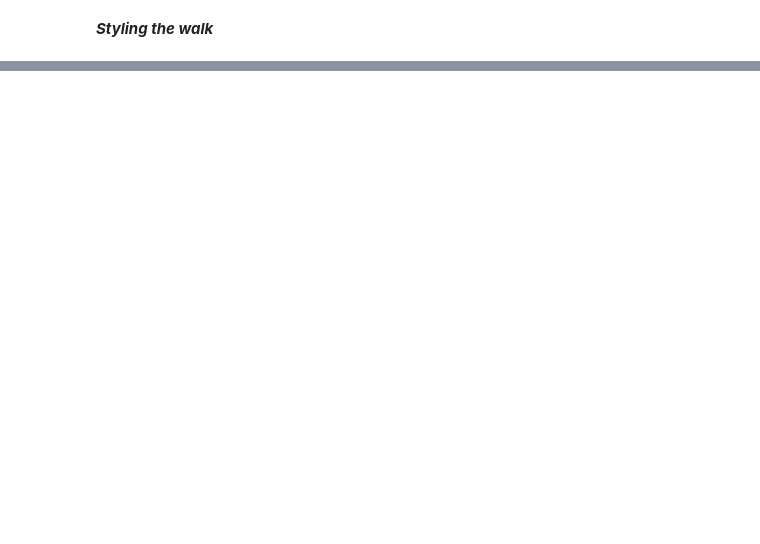
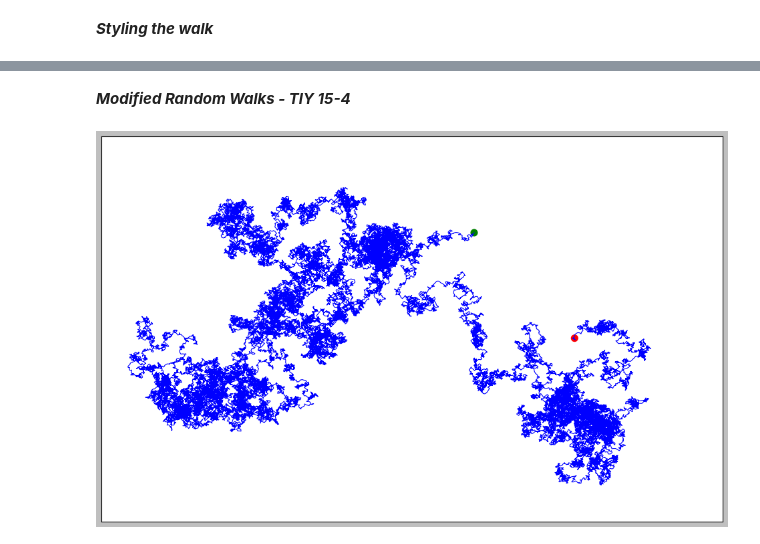
Before and after one commit to JCraveiro13/Python-Repository, a Jupyter notebook: Python_CrashCourse_Project2.ipynb, the cells around one changed output, grey strips where cells are left out. Cells and saved outputs as stored; diff of their text form; code cells hidden in the pictures; blank space fills up the shorter version.

```diff
--- a/Python_CrashCourse_Project2.ipynb
+++ b/Python_CrashCourse_Project2.ipynb
@@ -345,0 +371,62 @@ while True:
+# %% [markdown]
+***Modified Random Walks - TIY 15-4***
+# %%
+class ModRandomWalk:
+    """A class to generate random walks."""
+
+    def __init__(self, num_points=5000):
+        """Initialise attributes of a walk."""
+        self.num_points = num_points
+
+        #All walks start at (0, 0)
+        self.x_values = [0]
+        self.y_values = [0]
+
+    def get_step(self):
+        """Get the next step to take."""
+        # Decide which direction to go and how far to go in that direction.
+        direction = choice([-1, 1])
+        distance = choice([0, 1, 2, 3, 4, 5, 6, 7, 8])
+        step = direction * distance
+
+        return step
+
+    def fill_walk(self):
+        """Calculate all the points in the walk."""
+
+        #Keep taking steps until the walk reaches the desired length.
+        while len(self.x_values) < self.num_points:
+
+            x_step = self.get_step()
+            y_step = self.get_step()
+
+            if x_step == 0 & y_step:
+                continue
+
+            x = self.x_values[-1] + x_step
+            y = self.y_values[-1] + y_step
+
+            self.x_values.append(x)
+            self.y_values.append(y)
+
+
+    # Make a random walk
+rw = ModRandomWalk(50000)
+rw.fill_walk()
+
+    #Plot the points in the walk
+plt.style.use('classic')
+fig, ax = plt.subplots(figsize = (15, 9))
+point_numbers = range(rw.num_points)
+ax.plot(rw.x_values, rw.y_values, linewidth = 1)
+
+    # Emphasize the first and last point in the walk.
+ax.scatter(0, 0, c = 'green', edgecolors = 'none', s = 100)
+ax.scatter(rw.x_values[-1], rw.y_values[-1], c = 'red', edgecolors = 'none', s = 100)
+
+    # Remove the axes
+ax.get_xaxis().set_visible(False)
+ax.get_yaxis().set_visible(False)
+plt.show()
+# %% [output]
+[figure, added]
```
Also changed, not shown: parts of 6 cells of this notebook.
